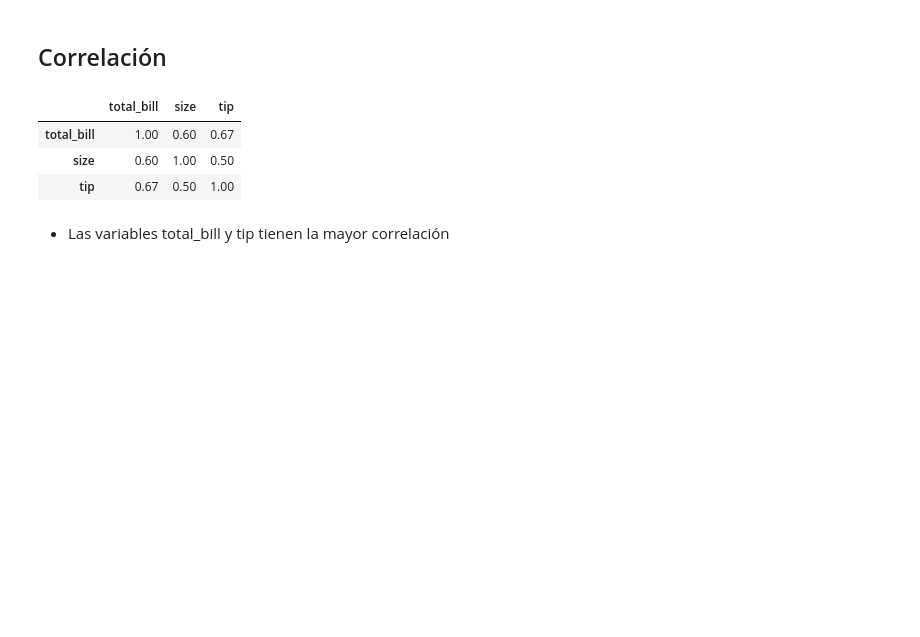
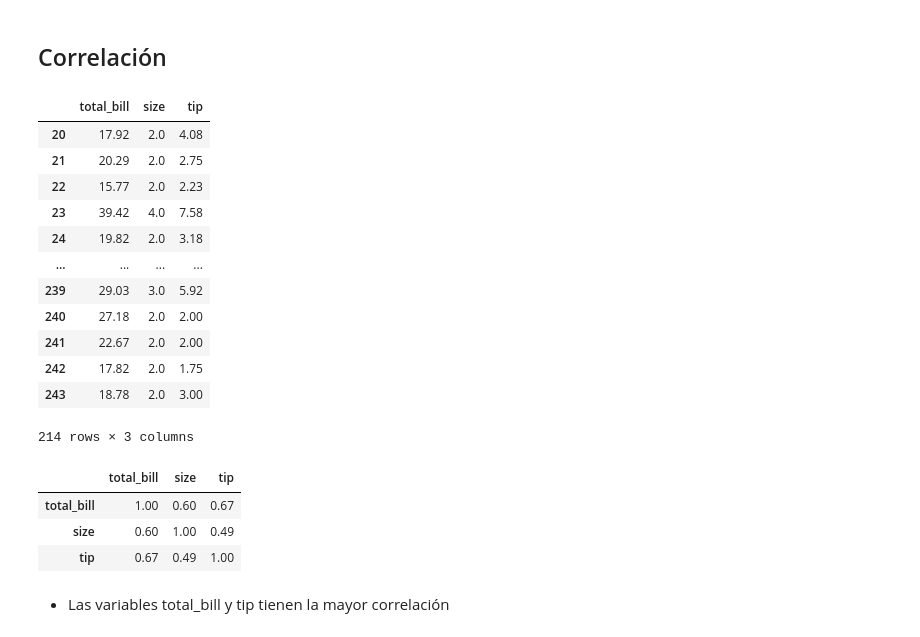
Before and after one commit to rpezoa/ML_Aplicado, a Jupyter notebook: clases/02_Data_imputation_Ejemplo.ipynb, the cells around one changed output. Drawn from its saved outputs; the diff is of its cells as text; code cells hidden in the pictures; blank space fills up the shorter version.

```diff
--- a/clases/02_Data_imputation_Ejemplo.ipynb
+++ b/clases/02_Data_imputation_Ejemplo.ipynb
@@ -59,6 +59,6 @@ sb.relplot(x = "total_bill", y = "tip", data = df);
 # %%
 # Agregando datos faltantes en variable size
-df.loc[0:20, "size"] = np.nan
+df.loc[0:19, "size"] = np.nan
 
 # Agregando datos faltantes en variable total_bill
-df.loc[220:230, "total_bill"] = np.nan
+df.loc[220:229, "total_bill"] = np.nan
@@ -66,13 +86,27 @@ df.loc[220:230, "total_bill"] = np.nan
 ## Correlación
 # %%
 df_drop = df.dropna(axis=0)
+display(df_drop)
 corr = df_drop.corr()
 corr.style.background_gradient(cmap="coolwarm").set_precision(2)
 # %% [output]
 |  | total_bill | size | tip |
-| total_bill | 1.00 | 0.60 | 0.67 |
-| size | 0.60 | 1.00 | 0.50 |
-| tip | 0.67 | 0.50 | 1.00 |
+| 20 | 17.92 | 2.0 | 4.08 |
+| 21 | 20.29 | 2.0 | 2.75 |
+| 22 | 15.77 | 2.0 | 2.23 |
+| 23 | 39.42 | 4.0 | 7.58 |
+| 24 | 19.82 | 2.0 | 3.18 |
+| ... | ... | ... | ... |
+| 239 | 29.03 | 3.0 | 5.92 |
+| 240 | 27.18 | 2.0 | 2.00 |
+| 241 | 22.67 | 2.0 | 2.00 |
+| 242 | 17.82 | 2.0 | 1.75 |
+| 243 | 18.78 | 2.0 | 3.00 |
+214 rows × 3 columns
+|  | total_bill | size | tip |
+| total_bill | 1.00 | 0.60 | 0.67 |
+| size | 0.60 | 1.00 | 0.49 |
+| tip | 0.67 | 0.49 | 1.00 |
 # %% [markdown]
 - Las variables total_bill y tip tienen la mayor correlación
 # %% [markdown]
```
Also changed, not shown: parts of 14 cells of this notebook.
